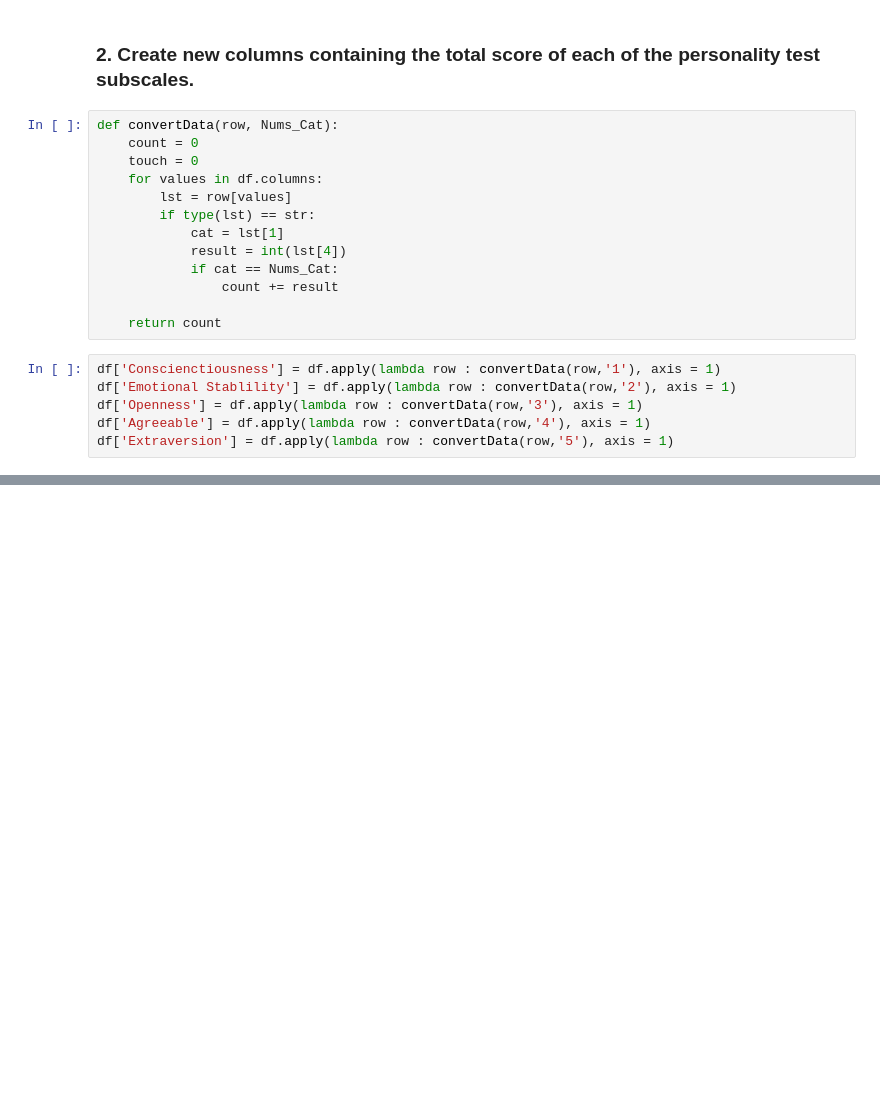
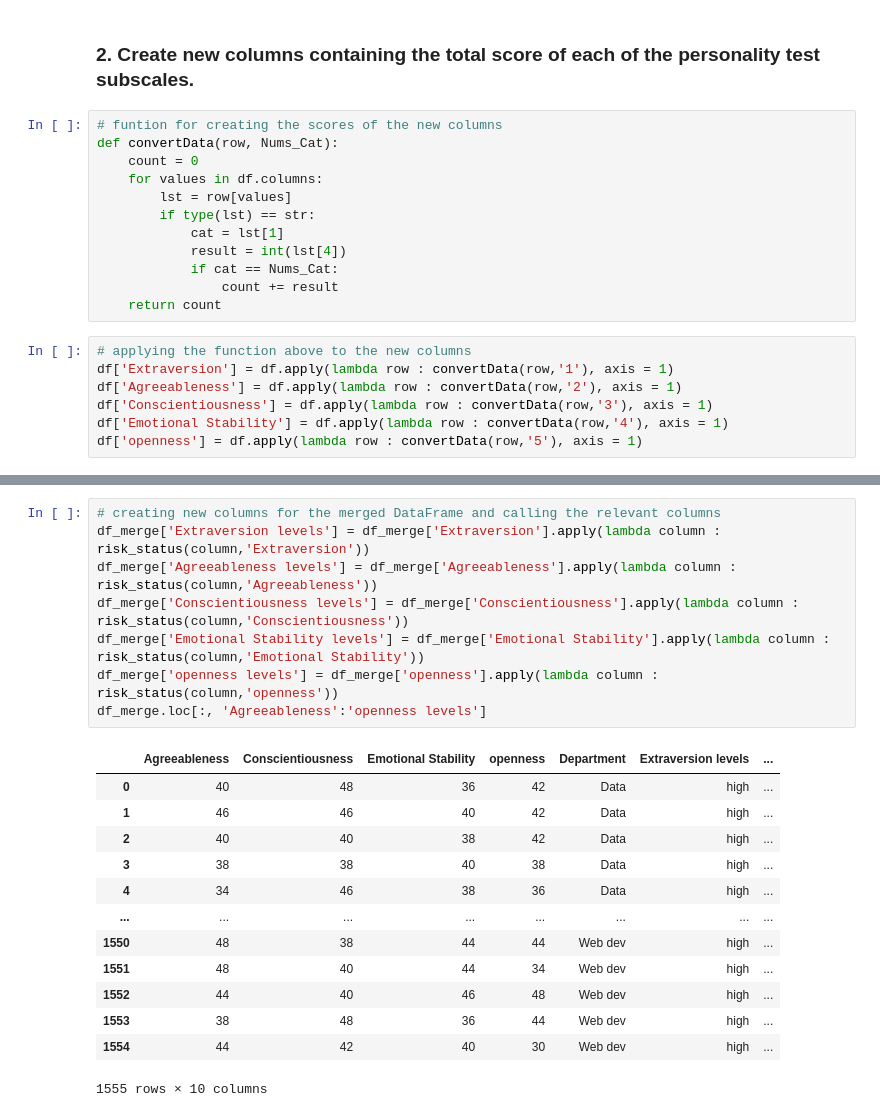
Before and after one commit to thabomayika/data_wrangling, a Jupyter notebook: data_wrangling.ipynb, the cells around one changed output, grey strips where cells are left out. Drawn from its saved outputs; the diff is of its cells as text; blank space fills up the shorter version.

```diff
--- a/data_wrangling.ipynb
+++ b/data_wrangling.ipynb
@@ -75,9 +73,9 @@ assert len(df) == len(new_df)
 # %% [markdown]
 ### 2. Create new columns containing the total score of each of the personality test subscales.
 # %%
+# funtion for creating the scores of the new columns
 def convertData(row, Nums_Cat):
     count = 0
-    touch = 0
     for values in df.columns:
         lst = row[values]
         if type(lst) == str:
@@ -85,11 +83,11 @@ def convertData(row, Nums_Cat):
             result = int(lst[4])
             if cat == Nums_Cat:
                 count += result
-
     return count
 # %%
-df['Conscienctiousness'] = df.apply(lambda row : convertData(row,'1'), axis = 1)
-df['Emotional Stablility'] = df.apply(lambda row : convertData(row,'2'), axis = 1)
-df['Openness'] = df.apply(lambda row : convertData(row,'3'), axis = 1)
-df['Agreeable'] = df.apply(lambda row : convertData(row,'4'), axis = 1)
-df['Extraversion'] = df.apply(lambda row : convertData(row,'5'), axis = 1)
+# applying the function above to the new columns
+df['Extraversion'] = df.apply(lambda row : convertData(row,'1'), axis = 1)
+df['Agreeableness'] = df.apply(lambda row : convertData(row,'2'), axis = 1)
+df['Conscientiousness'] = df.apply(lambda row : convertData(row,'3'), axis = 1)
+df['Emotional Stability'] = df.apply(lambda row : convertData(row,'4'), axis = 1)
+df['openness'] = df.apply(lambda row : convertData(row,'5'), axis = 1)
@@ -181,0 +171,22 @@ df.loc[85:1171, :]
+# %%
+# creating new columns for the merged DataFrame and calling the relevant columns
+df_merge['Extraversion levels'] = df_merge['Extraversion'].apply(lambda column : risk_status(column,'Extraversion'))
+df_merge['Agreeableness levels'] = df_merge['Agreeableness'].apply(lambda column : risk_status(column,'Agreeableness'))
+df_merge['Conscientiousness levels'] = df_merge['Conscientiousness'].apply(lambda column : risk_status(column,'Conscientiousness'))
+df_merge['Emotional Stability levels'] = df_merge['Emotional Stability'].apply(lambda column : risk_status(column,'Emotional Stability'))
+df_merge['openness levels'] = df_merge['openness'].apply(lambda column : risk_status(column,'openness'))
+df_merge.loc[:, 'Agreeableness':'openness levels']
+# %% [output]
+|  | Agreeableness | Conscientiousness | Emotional Stability | openness | Department | Extraversion levels | ... |
+| 0 | 40 | 48 | 36 | 42 | Data | high | ... |
+| 1 | 46 | 46 | 40 | 42 | Data | high | ... |
+| 2 | 40 | 40 | 38 | 42 | Data | high | ... |
+| 3 | 38 | 38 | 40 | 38 | Data | high | ... |
+| 4 | 34 | 46 | 38 | 36 | Data | high | ... |
+| ... | ... | ... | ... | ... | ... | ... | ... |
+| 1550 | 48 | 38 | 44 | 44 | Web dev | high | ... |
+| 1551 | 48 | 40 | 44 | 34 | Web dev | high | ... |
+| 1552 | 44 | 40 | 46 | 48 | Web dev | high | ... |
+| 1553 | 38 | 48 | 36 | 44 | Web dev | high | ... |
+| 1554 | 44 | 42 | 40 | 30 | Web dev | high | ... |
+1555 rows × 10 columns
```
Also changed, not shown: parts of 21 cells of this notebook, 1 other file.
